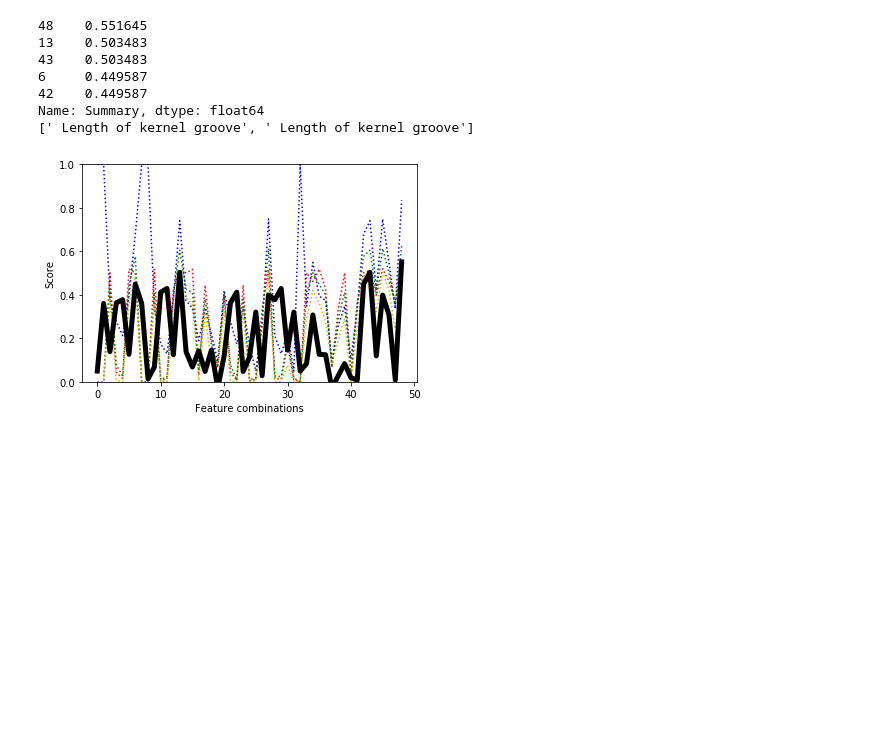
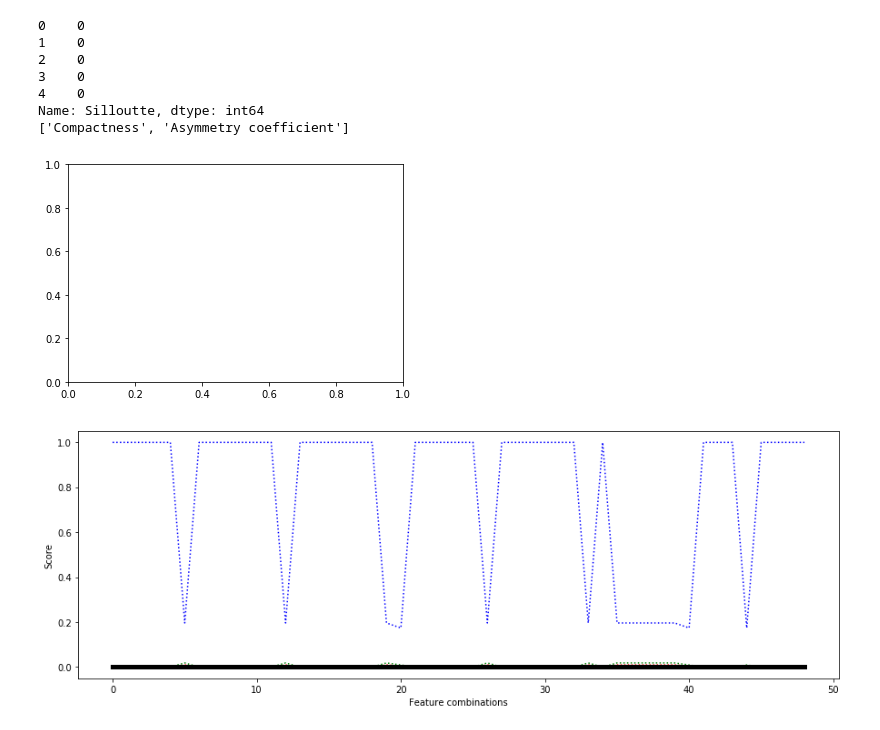
Before and after one commit to soaresdominic/ClusterAnalysis, a Jupyter notebook: UltimateDBSCAN.ipynb, the cells around one changed output. Cells and saved outputs as stored; diff of their text form; code cells hidden in the pictures; blank space fills up the shorter version.

```diff
--- a/UltimateDBSCAN.ipynb
+++ b/UltimateDBSCAN.ipynb
@@ -47,7 +47,7 @@ for i in range (0,7):
 
 # #############################################################################
 # Compute DBSCAN
-        db = DBSCAN(eps=0.3, min_samples=7).fit(X)
+        db = DBSCAN(eps=0.8, min_samples=8).fit(X)
         core_samples_mask = np.zeros_like(db.labels_, dtype=bool)
         core_samples_mask[db.core_sample_indices_] = True
         labels = db.labels_
@@ -55,13 +55,13 @@ for i in range (0,7):
 # Number of clusters in labels, ignoring noise if present.
         n_clusters_ = len(set(labels)) - (1 if -1 in labels else 0)
 
-     #   print('Estimated number of clusters: %d' % n_clusters_)
-      #  print("Homogeneity: %0.3f" % metrics.homogeneity_score(labels_true, labels))
-      #  print("Completeness: %0.3f" % metrics.completeness_score(labels_true, labels))
-      #  print("V-measure: %0.3f" % metrics.v_measure_score(labels_true, labels))
-        #print("Adjusted Rand Index: %0.3f" % metrics.adjusted_rand_score(labels_true, labels))
-      #  print("Adjusted Mutual Information: %0.3f" % metrics.adjusted_mutual_info_score(labels_true, labels))
-      #  print("Silhouette Coefficient: %0.3f" % metrics.silhouette_score(X, labels))
+        '''print('Estimated number of clusters: %d' % n_clusters_)
+        print("Homogeneity: %0.3f" % metrics.homogeneity_score(labels_true, labels))
+        print("Completeness: %0.3f" % metrics.completeness_score(labels_true, labels))
+        print("V-measure: %0.3f" % metrics.v_measure_score(labels_true, labels))
+        print("Adjusted Rand Index: %0.3f" % metrics.adjusted_rand_score(labels_true, labels))
+        print("Adjusted Mutual Information: %0.3f" % metrics.adjusted_mutual_info_score(labels_true, labels))
+        print("Silhouette Coefficient: %0.3f" % metrics.silhouette_score(X, labels))'''
         t_n_clusters.append(n_clusters_)
         t_homogenity.append(metrics.homogeneity_score(labels_true, labels))
         t_completedness.append(metrics.completeness_score(labels_true, labels))
@@ -82,44 +82,51 @@ for i in range (0,7):
                   for each in np.linspace(0, 1, len(unique_labels))]
         for k, col in zip(unique_labels, colors):
             if k == -1:
         # Black used for noise.
                 col = [0, 0, 0, 1]
 
             class_member_mask = (labels == k)
 
             xy = X[class_member_mask & core_samples_mask]
             plt.plot(xy[:, 0], xy[:, 1], 'o', markerfacecolor=tuple(col),
              markeredgecolor='k', markersize=14)
 
             xy = X[class_member_mask & ~core_samples_mask]
             plt.plot(xy[:, 0], xy[:, 1], 'o', markerfacecolor=tuple(col),
              markeredgecolor='k', markersize=6)
 
         plt.title('Estimated number of clusters: %d' % n_clusters_)
         #plt.clf()
         #if n_clusters_ == 3:
         #plt.show()
+        #plt.savefig('B1.png')
         #else:
             #plt.clf()
 #print(feature_names)
-dm_data={'Features':feature_names,'NoOfClusters':t_n_clusters,'Homogenity':t_homogenity,'Completedness':t_completedness,'V Measure':t_vmeasure,'Silloutte':t_silloutte,'Adj Rand Index':t_rand_score,'Mutual Info':t_mutual_info,'Summary':(dm_anal['Silloutte']+dm_anal['Homogenity']+dm_anal['Mutual Info']+dm_anal['Adj Rand Index']+dm_anal['V Measure']+dm_anal['Completedness'])/6}
+
+dm_data={'Features':feature_names,'NoOfClusters':t_n_clusters,'Homogenity':t_homogenity,'Completedness':t_completedness,'V Measure':t_vmeasure,'Silloutte':t_silloutte,'Adj Rand Index':t_rand_score,'Mutual Info':t_mutual_info}
 dm_anal=pd.DataFrame(data=dm_data)
+dm_add={'Summary':(dm_anal['Silloutte']+dm_anal['Homogenity']+dm_anal['Mutual Info']+dm_anal['Adj Rand Index']+dm_anal['V Measure']+dm_anal['Completedness'])/6}
+dm_anal['Summary']=dm_add['Summary']
 #print(dm_anal)
 plt.clf()
 plt.ylim([0,1])
+plt.figure(figsize=(15,5))
 plt.ylabel('Score')
 plt.xlabel('Feature combinations')
-plt.plot(dm_anal.index, dm_anal['Homogenity'], 'r:',dm_anal.index, dm_anal['Completedness'], 'b:', dm_anal.index, dm_anal['V Measure'], 'g:', dm_anal.index,dm_anal['Adj Rand Index'],'y:')
-#plt.plot(dm_anal.index,dm_anal['Silloutte'],'k',linewidth=5)
-plt.plot(dm_anal.index,dm_anal['Summary'],'k',linewidth=5)
-print(dm_anal['Summary'].nlargest())
-print(dm_anal['Features'][48])
+plt.plot(dm_anal.index, dm_anal['Homogenity'], 'r:',dm_anal.index, dm_anal['Completedness'], 'b:', dm_anal.index, dm_anal['V Measure'], 'g:', dm_anal.index,dm_anal['Adj Rand Index'],'y:', dm_anal.index,dm_anal['Mutual Info'],'c:')
+plt.plot(dm_anal.index,dm_anal['Silloutte'],'k',linewidth=5)
+#plt.plot(dm_anal.index,dm_anal['Summary'],'k',linewidth=5)
+print(dm_anal['Silloutte'].nlargest())
+print(dm_anal['Features'][19])
+plt.savefig('G.png')
 # %% [output]
-48    0.551645
-13    0.503483
-43    0.503483
-6     0.449587
-42    0.449587
-Name: Summary, dtype: float64
-[' Length of kernel groove', ' Length of kernel groove']
+0    0
+1    0
+2    0
+3    0
+4    0
+Name: Silloutte, dtype: int64
+['Compactness', 'Asymmetry coefficient']
-[figure, old version]
+[figure, new version]
+[figure, added]
```
Also changed, not shown: parts of 1 cell of this notebook, 19 other files.
